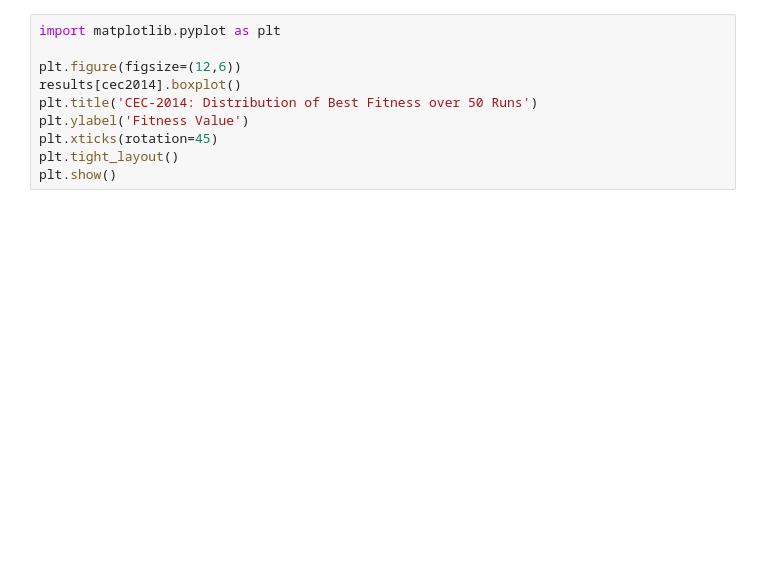
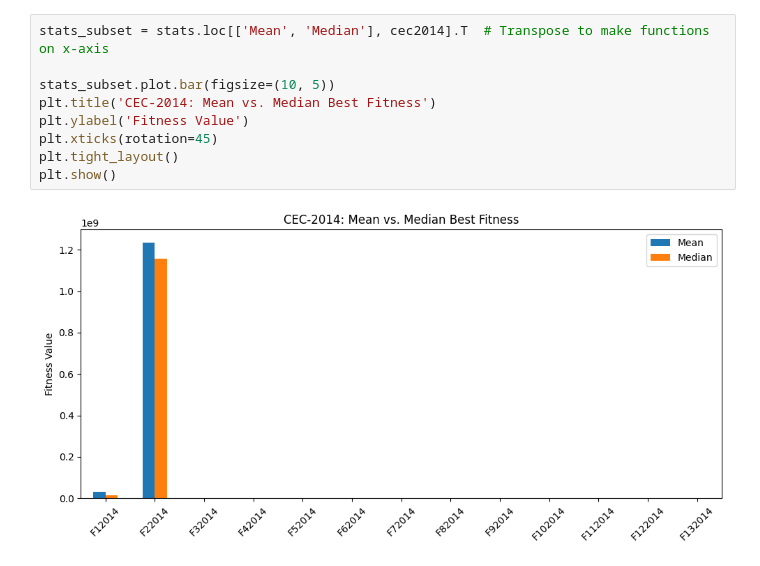
Before and after one commit to HARSHDIPSAHA/AquilaOptimiserOptimised, a Jupyter notebook: matrixEval_vs_cec/cec_analysis.ipynb, the cells around one changed output. Drawn from its saved outputs; the diff is of its cells as text; blank space fills up the shorter version.

Commit message:
analysed cec functions hehe

```diff
--- a/matrixEval_vs_cec/cec_analysis.ipynb
+++ b/matrixEval_vs_cec/cec_analysis.ipynb
@@ -16,10 +79,11 @@ stats.loc[cec2017]
 # %%
-import matplotlib.pyplot as plt
+stats_subset = stats.loc[['Mean', 'Median'], cec2014].T  # Transpose to make functions on x-axis
 
-plt.figure(figsize=(12,6))
-results[cec2014].boxplot()
-plt.title('CEC‑2014: Distribution of Best Fitness over 50 Runs')
+stats_subset.plot.bar(figsize=(10, 5))
+plt.title('CEC‑2014: Mean vs. Median Best Fitness')
 plt.ylabel('Fitness Value')
 plt.xticks(rotation=45)
 plt.tight_layout()
 plt.show()
+# %% [output]
+[figure, added]
```
Also changed, not shown: parts of 15 cells of this notebook, 2 other files.
